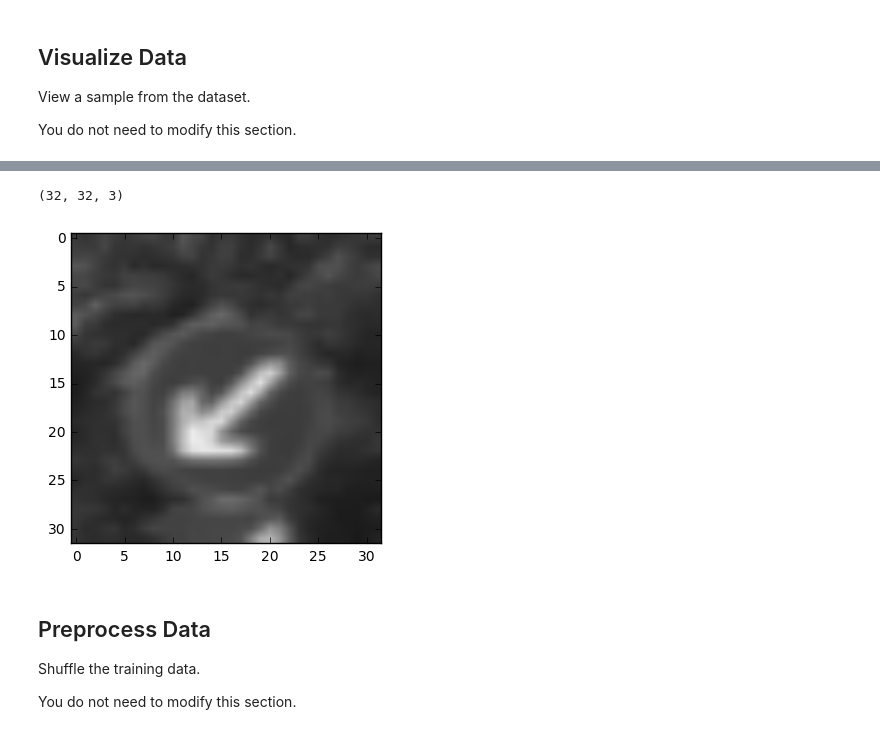
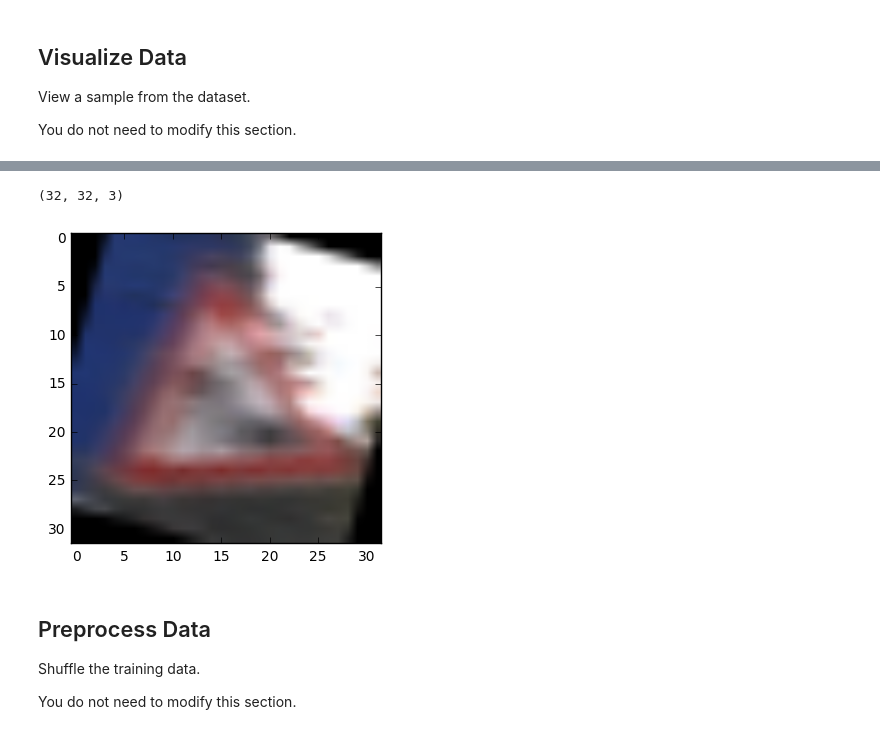
Before and after one commit to ddrm86/udacity-selfdriving-p2, a Jupyter notebook: LeNet-Lab-Solution.ipynb, the cells around one changed output, grey strips where cells are left out. Drawn from its saved outputs; the diff is of its cells as text; code cells hidden in the pictures.

```diff
--- a/LeNet-Lab-Solution.ipynb
+++ b/LeNet-Lab-Solution.ipynb
@@ -119,10 +122,11 @@ print(pruebag.shape)
-# %%
-pruebab = cv2.cvtColor(pruebag,cv2.COLOR_GRAY2RGB)
-plt.imshow(pruebab, cmap='gray')
-print(pruebab.shape)
-# %% [output]
-(32, 32, 3)
-[figure, removed]
+# %%
+M = cv2.getRotationMatrix2D((16,16),-15,1)
+pruebar = cv2.warpAffine(prueba,M,(32,32))
+plt.imshow(pruebar)
+print(pruebar.shape)
+# %% [output]
+(32, 32, 3)
+[figure, added]
 # %% [markdown]
 ## Preprocess Data
 
```
Also changed, not shown: parts of 7 cells of this notebook.
